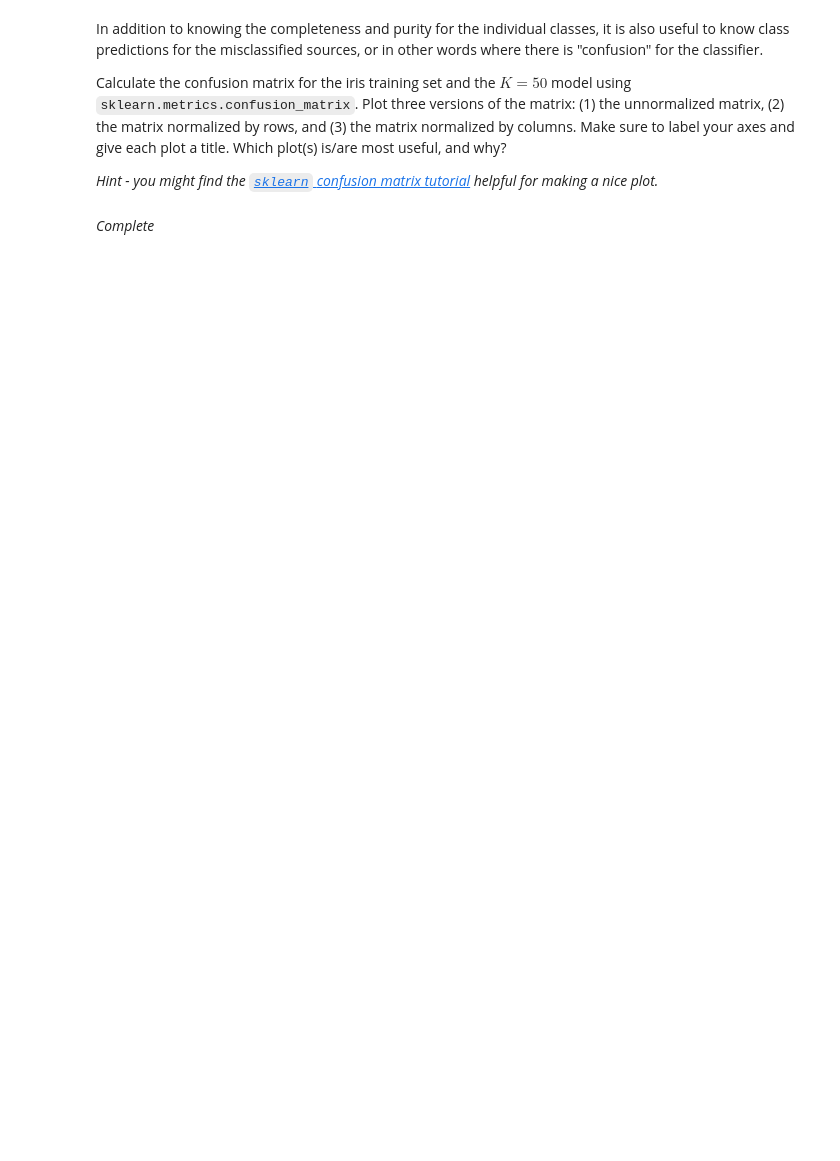
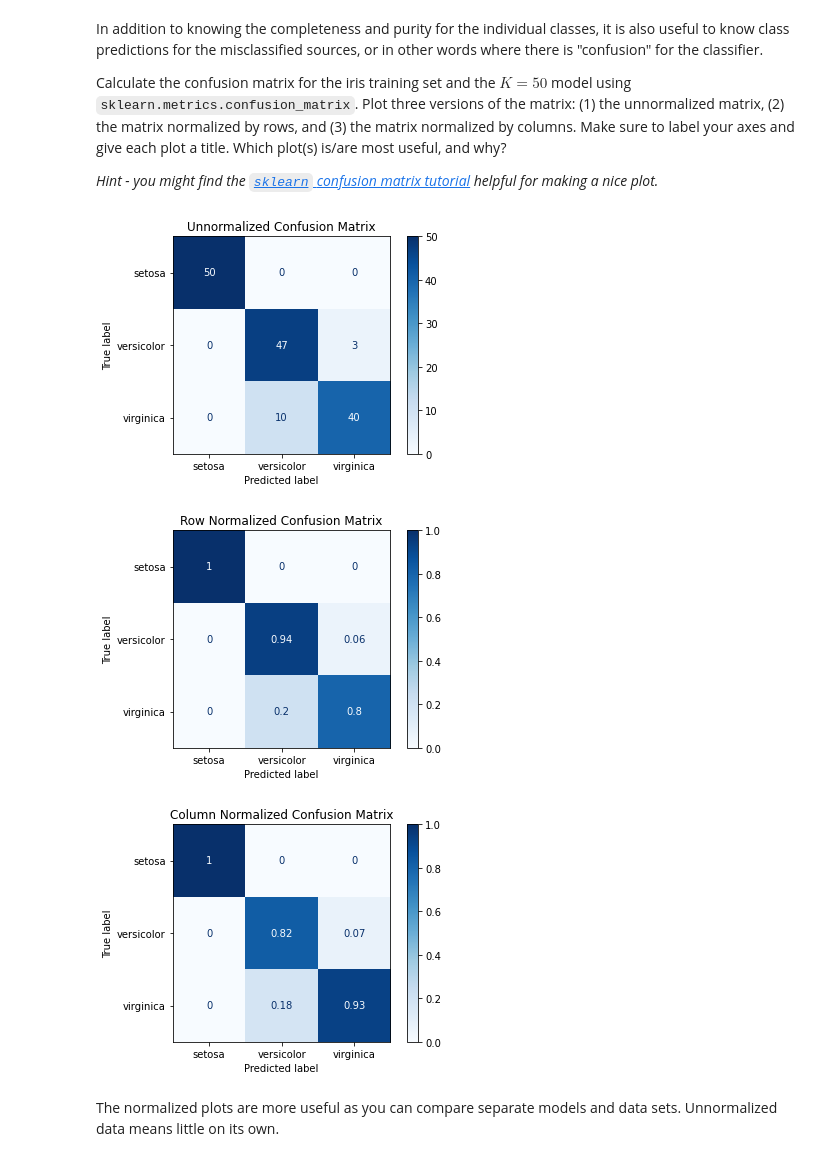
Before and after one commit to ASTR154/classification, a Jupyter notebook: classification.ipynb, the cells around one changed output. Drawn from its saved outputs; the diff is of its cells as text; code cells hidden in the pictures; blank space fills up the shorter version.

```diff
--- a/classification.ipynb
+++ b/classification.ipynb
@@ -78,2 +158,31 @@ Calculate the confusion matrix for the iris training set and the $K = 50$ model
-# %% [markdown]
-*Complete*
+# %%
+from sklearn.metrics import ConfusionMatrixDisplay
+
+target_pred = file['neighbor5_cv']
+cm = confusion_matrix(y, file['neighbor5_cv'])
+
+labels = iris.target_names
+display = ConfusionMatrixDisplay(confusion_matrix = cm, display_labels = labels)
+display.plot(cmap='Blues')
+plt.title("Unnormalized Confusion Matrix")
+plt.show()
+
+cm_row = cm.astype('float') / cm.sum(axis=1)[:, np.newaxis]
+
+display = ConfusionMatrixDisplay(confusion_matrix = cm_row, display_labels = labels)
+display.plot(cmap = 'Blues')
+plt.title("Row Normalized Confusion Matrix")
+plt.show()
+
+cm_col = cm.astype('float') / cm.sum(axis = 0)[np.newaxis, :]
+
+display = ConfusionMatrixDisplay(confusion_matrix = cm_col, display_labels = labels)
+display.plot(cmap = 'Blues')
+plt.title("Column Normalized Confusion Matrix")
+plt.show()
+# %% [output]
+[figure, added]
+[figure, added]
+[figure, added]
+# %% [markdown]
+The normalized plots are more useful as you can compare separate models and data sets. Unnormalized data means little on its own.
```
Also changed, not shown: parts of 15 cells of this notebook.
